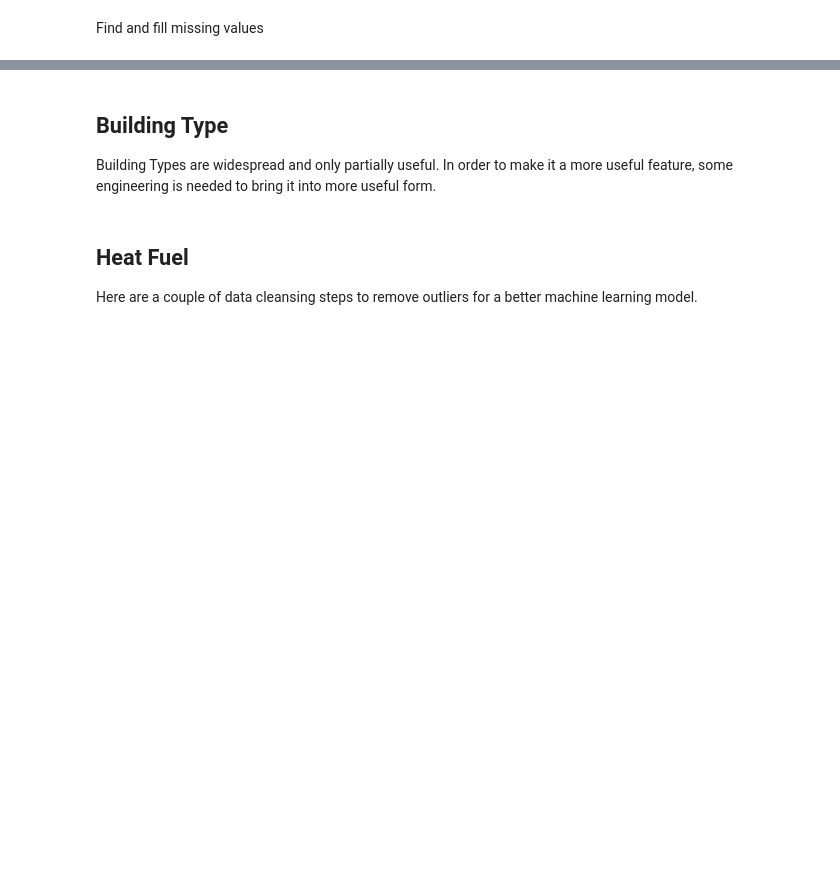
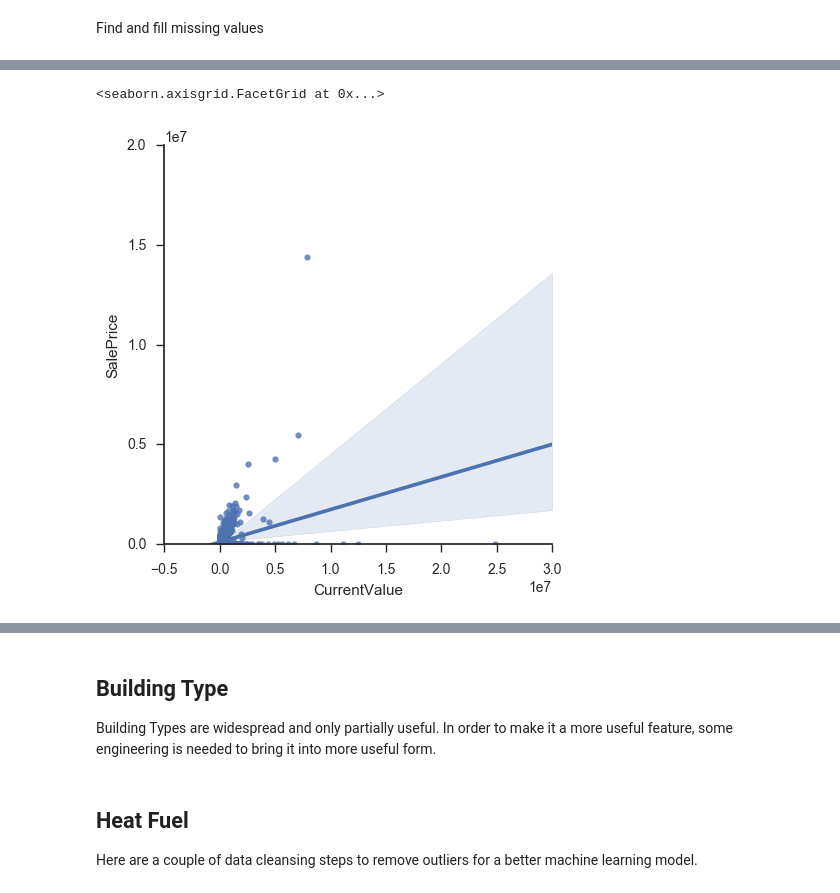
Before and after one commit to kefortney/PythonLearning, a Jupyter notebook: Burlington Housing Data Summary.ipynb, the cells around one changed output, grey strips where cells are left out. Drawn from its saved outputs; the diff is of its cells as text; code cells hidden in the pictures; blank space fills up the shorter version.

Commit message:
Modification of  Houseing Data notebook

```diff
--- a/Burlington Housing Data Summary.ipynb
+++ b/Burlington Housing Data Summary.ipynb
@@ -204,8 +202,11 @@ PropertyCenterPoint       134
 dtype: int64
 # %%
 # plot distribution of family size
-# g = sns.lmplot(x="FamilySize", y="Fare", hue="Survived", row="Pclass",  data=train_df, x_jitter=.3, sharey=False)
-# g.set(ylim=(0, None))
+g = sns.lmplot(x="CurrentValue", y="SalePrice",  data=train_df, x_jitter=.3, sharey=False)
+g.set(ylim=(0, None))
+# %% [output]
+<seaborn.axisgrid.FacetGrid at 0x...>
+[figure, added]
 # %%
 # Fill missing values with Gas
 train_df["CuO1LastName"] = train_df["CuO1LastName"].fillna("None")
```
Also changed, not shown: parts of 15 cells of this notebook, 3 other files.
